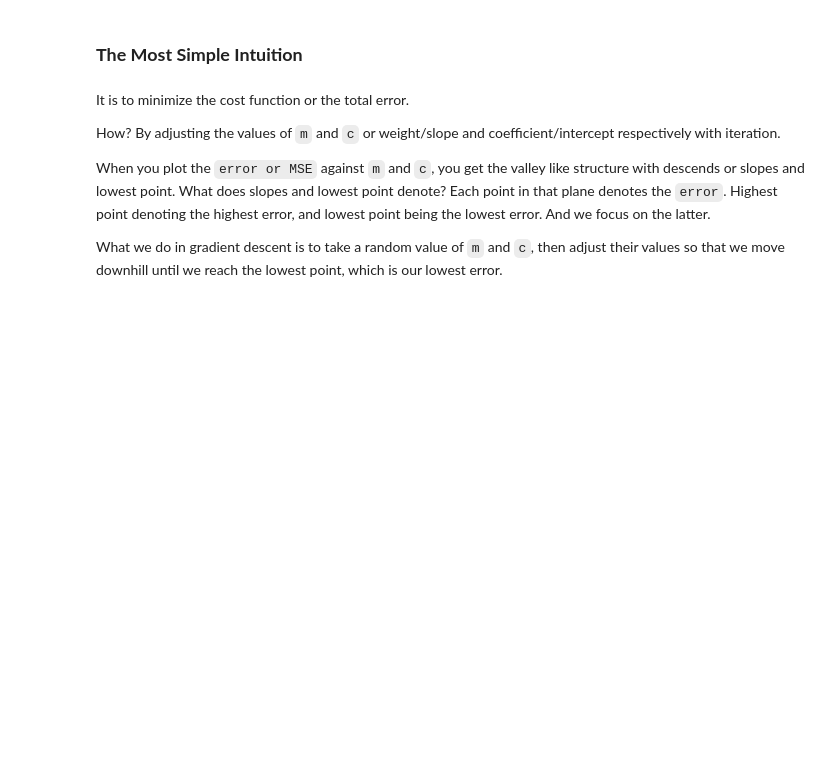
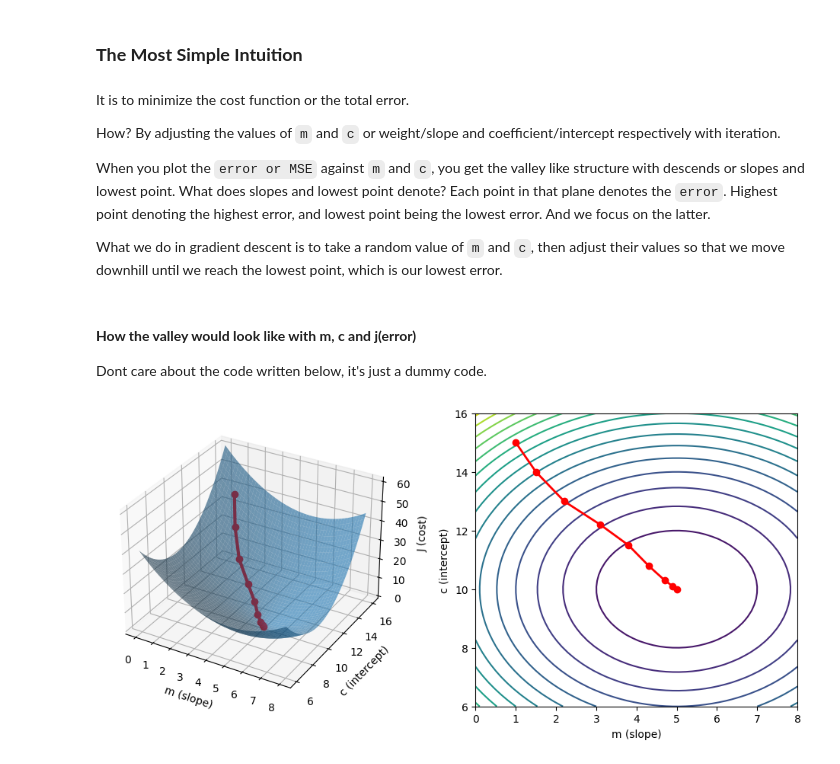
Before and after one commit to suyogly/linear-regression, a Jupyter notebook: 2_gradient-descent.ipynb, the cells around one changed output. Saved outputs shown, nothing was run; the diff lists cells and outputs as text; code cells hidden in the pictures; blank space fills up the shorter version.

```diff
--- a/2_gradient-descent.ipynb
+++ b/2_gradient-descent.ipynb
@@ -33,3 +33,46 @@ How? By adjusting the values of ``m`` and ``c`` or weight/slope and coefficient/
 When you plot the ``error or MSE`` against ``m`` and ``c``, you get the valley like structure with descends or slopes and lowest point. What does slopes and lowest point denote? Each point in that plane denotes the ``error``. Highest point denoting the highest error, and lowest point being the lowest error. And we focus on the latter.
 
 What we do in gradient descent is to take a random value of ``m`` and ``c``, then adjust their values so that we move downhill until we reach the lowest point, which is our lowest error.
+# %% [markdown]
+#### **How the valley would look like with m, c and j(error)**
+
+Dont care about the code written below, it's just a dummy code.
+# %%
+import numpy as np
+import matplotlib.pyplot as plt
+
+# Dummy cost function: J = (m-5)^2 + (c-10)^2
+def cost_function(m, c):
+    return (m - 5)**2 + (c - 10)**2
+
+# Gradient descent path (manually created dummy data)
+m_path = [1, 1.5, 2.2, 3.1, 3.8, 4.3, 4.7, 4.9, 5.0]  # slope values
+c_path = [15, 14, 13, 12.2, 11.5, 10.8, 10.3, 10.1, 10.0]  # intercept values
+j_path = [cost_function(m, c) for m, c in zip(m_path, c_path)]  # cost values
+
+# Create grid for surface
+m_grid = np.linspace(0, 8, 50)
+c_grid = np.linspace(6, 16, 50)
+M, C = np.meshgrid(m_grid, c_grid)
+J = cost_function(M, C)
+
+# 3D plot
+fig = plt.figure(figsize=(12, 5))
+
+ax1 = fig.add_subplot(121, projection='3d')
+ax1.plot_surface(M, C, J, alpha=0.6)
+ax1.plot(m_path, c_path, j_path, 'ro-', linewidth=3)
+ax1.set_xlabel('m (slope)')
+ax1.set_ylabel('c (intercept)')
+ax1.set_zlabel('J (cost)')
+
+# Contour plot
+ax2 = fig.add_subplot(122)
+ax2.contour(M, C, J, levels=15)
+ax2.plot(m_path, c_path, 'ro-', linewidth=2)
+ax2.set_xlabel('m (slope)')
+ax2.set_ylabel('c (intercept)')
+
+plt.show()
+# %% [output]
+[figure, added]
```
Also changed, not shown: parts of 2 cells of this notebook.
